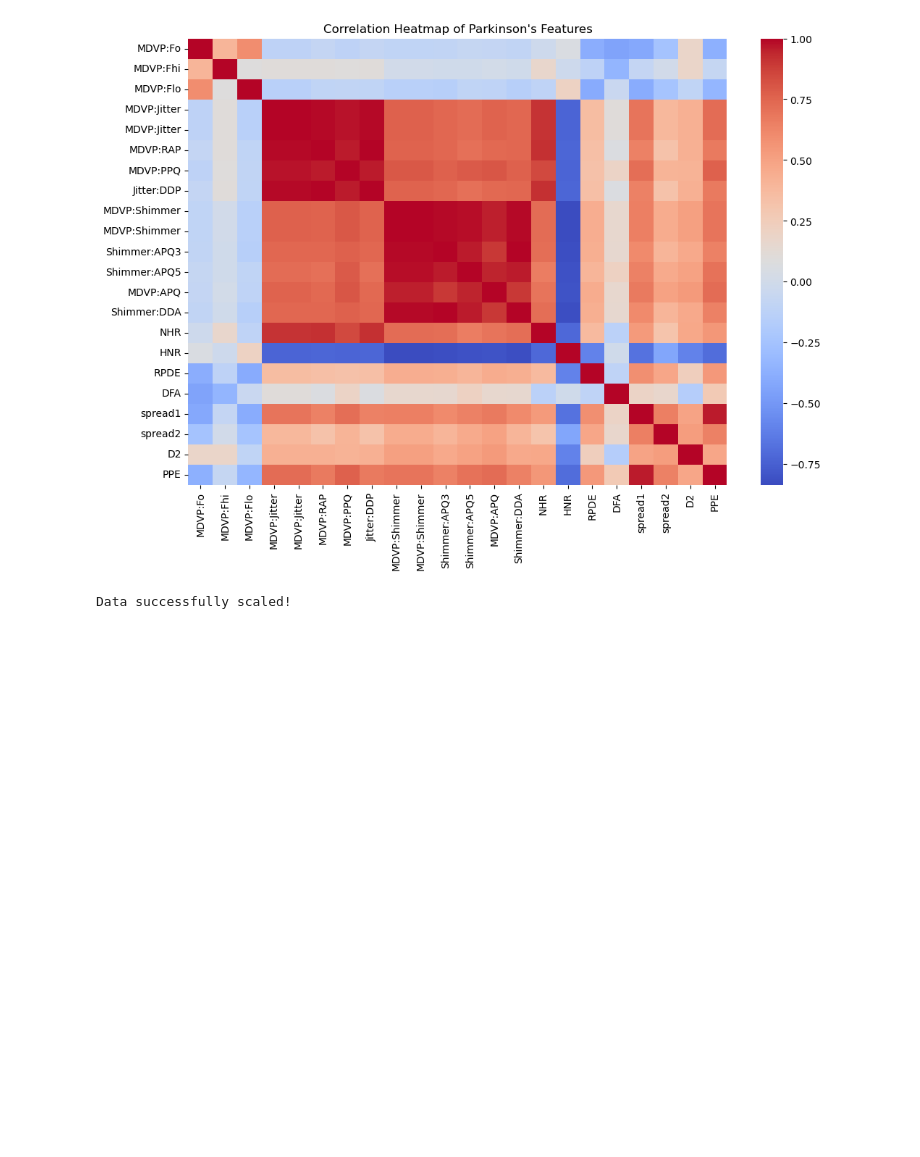
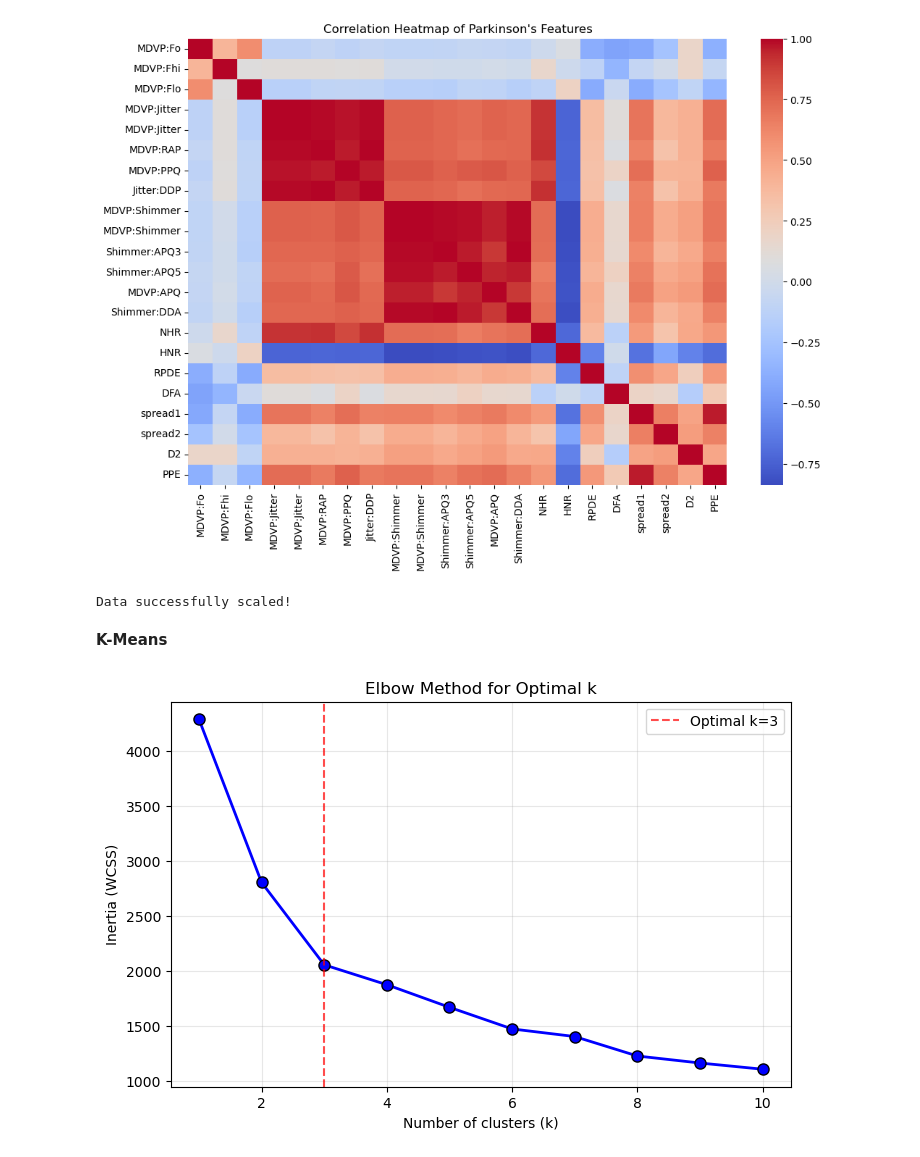
Before and after one commit to TashyLela/Parkinson-s-Disease-Classification-Project, a Jupyter notebook: notebooks/Data Preprocessing.ipynb, the cells around one changed output. Drawn from its saved outputs; the diff is of its cells as text; code cells hidden in the pictures; blank space fills up the shorter version.

Commit message:
K-MEANS complete

```diff
--- a/notebooks/Data Preprocessing.ipynb
+++ b/notebooks/Data Preprocessing.ipynb
@@ -87,0 +87,2 @@ Data successfully scaled!
+# %% [markdown]
+**K-Means**
@@ -87,0 +92,23 @@ Data successfully scaled!
+# %%
+# Elbow Method (Find Optimal k)
+k_optimal = 3
+
+inertia = []
+K_range = range(1, 11)
+
+for k in K_range:
+    kmeans = KMeans(n_clusters=k, random_state=42)
+    kmeans.fit(X_scaled_df)
+    inertia.append(kmeans.inertia_)
+
+plt.figure(figsize=(8,5))
+plt.plot(K_range, inertia, 'bo-', linewidth=2, markersize=8, markeredgecolor='black')
+plt.axvline(x=k_optimal, color='red', linestyle='--', alpha=0.7, label=f'Optimal k={k_optimal}')
+plt.xlabel('Number of clusters (k)')
+plt.ylabel('Inertia (WCSS)')
+plt.title('Elbow Method for Optimal k')
+plt.legend()
+plt.grid(True, alpha=0.3)
+plt.show()
+# %% [output]
+[figure, added]
```
Also changed, not shown: parts of 16 cells of this notebook.
